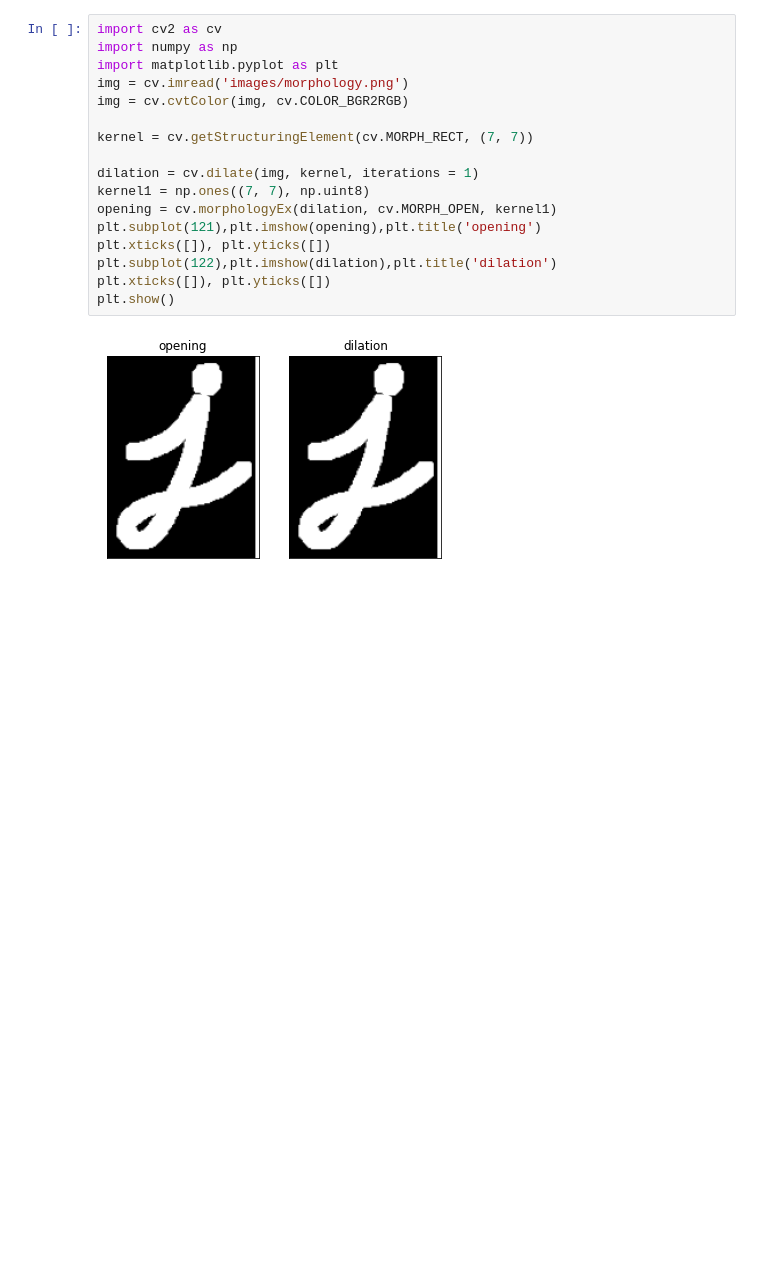
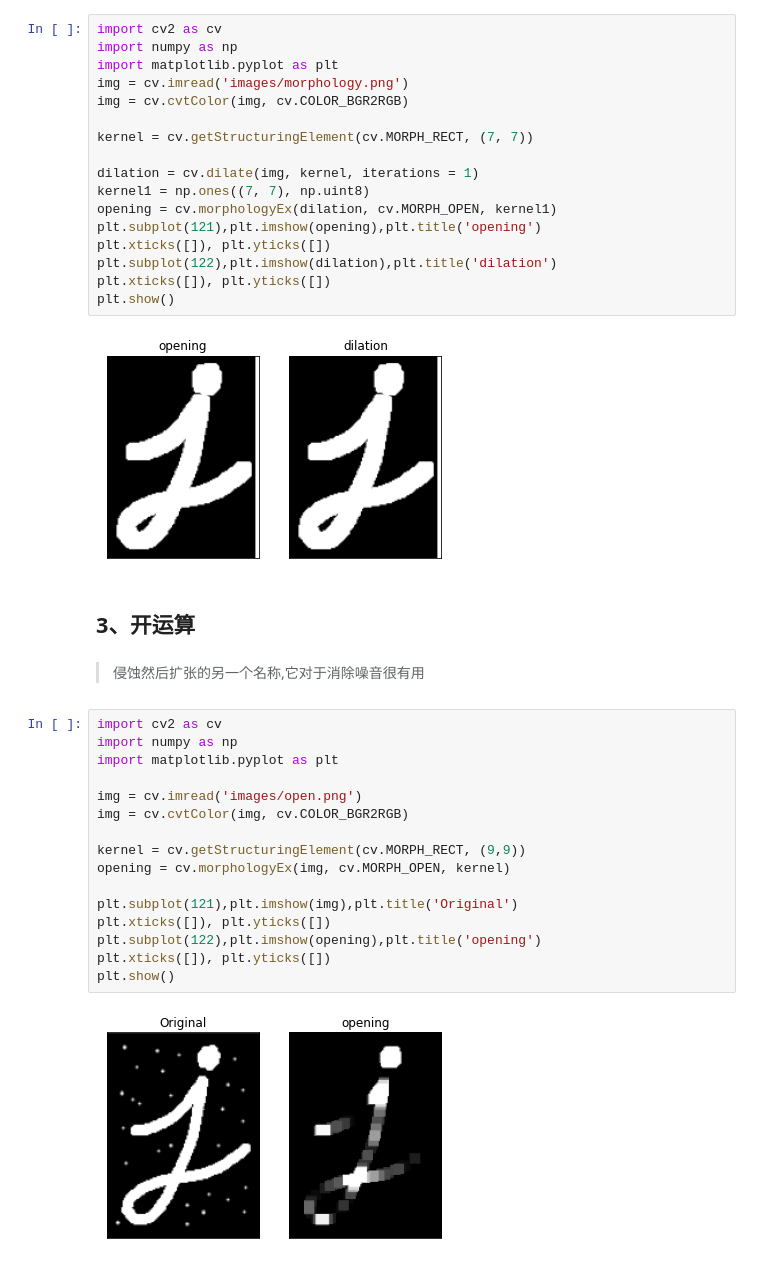
Before and after one commit to mangxiao2018/opencv-samples, a Jupyter notebook: 10004-图像加工处理.ipynb, the cells around one changed output. Drawn from its saved outputs; the diff is of its cells as text; blank space fills up the shorter version.

```diff
--- a/10004-图像加工处理.ipynb
+++ b/10004-图像加工处理.ipynb
@@ -291,3 +291,25 @@ plt.xticks([]), plt.yticks([])
 plt.show()
 # %% [output]
 [figure]
+# %% [markdown]
+## 3、开运算
+# %% [markdown]
+> 侵蚀然后扩张的另一个名称,它对于消除噪音很有用
+# %%
+import cv2 as cv
+import numpy as np
+import matplotlib.pyplot as plt
+
+img = cv.imread('images/open.png')
+img = cv.cvtColor(img, cv.COLOR_BGR2RGB)
+
+kernel = cv.getStructuringElement(cv.MORPH_RECT, (9,9))
+opening = cv.morphologyEx(img, cv.MORPH_OPEN, kernel)
+
+plt.subplot(121),plt.imshow(img),plt.title('Original')
+plt.xticks([]), plt.yticks([])
+plt.subplot(122),plt.imshow(opening),plt.title('opening')
+plt.xticks([]), plt.yticks([])
+plt.show()
+# %% [output]
+[figure, added]
```
